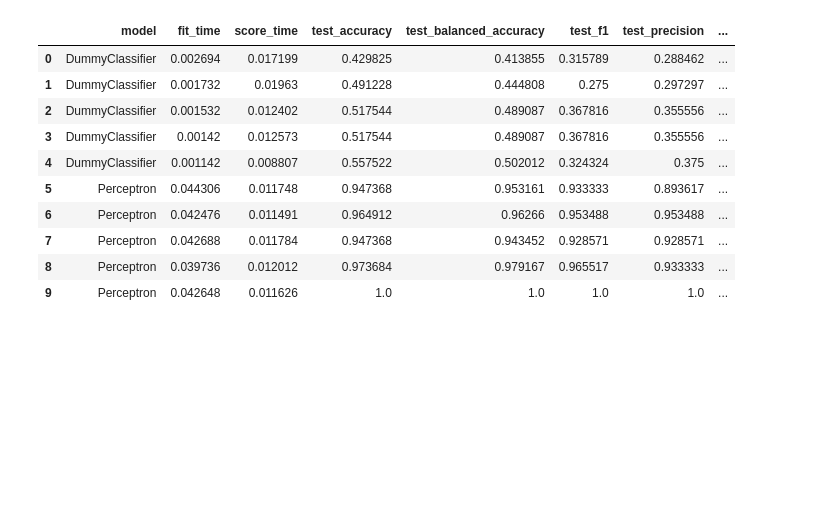
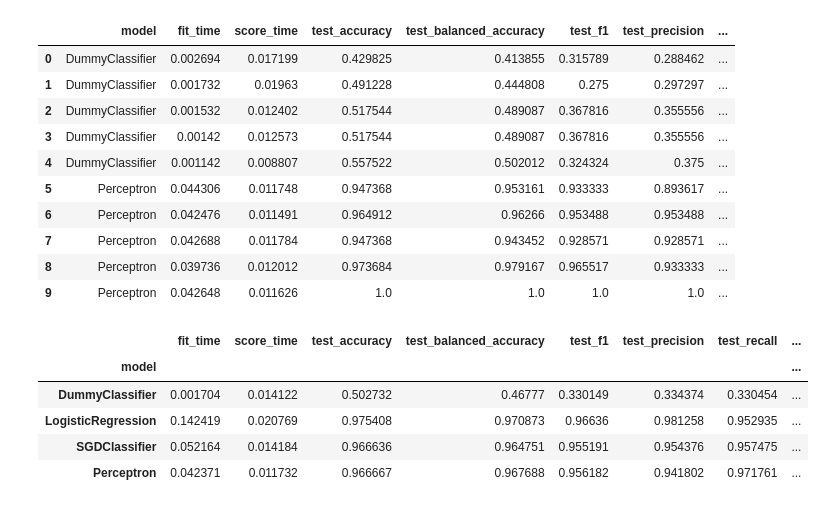
Before and after one commit to HilarioMarques/Classificacao_AlgoritmosLineares_DiagnosticoCancer_Kaggle, a Jupyter notebook: notebooks/Modelos.ipynb, the cells around one changed output. Saved outputs shown, nothing was run; the diff lists cells and outputs as text; code cells hidden in the pictures; blank space fills up the shorter version.

```diff
--- a/notebooks/Modelos.ipynb
+++ b/notebooks/Modelos.ipynb
@@ -94,4 +94,11 @@ df_resultados.head(10)
 | 8 | Perceptron | 0.039736 | 0.012012 | 0.973684 | 0.979167 | 0.965517 | 0.933333 | ... |
 | 9 | Perceptron | 0.042648 | 0.011626 | 1.0 | 1.0 | 1.0 | 1.0 | ... |
 # %%
-df_resultados.groupby("model").mean().sort_values()
+df_resultados.groupby("model").mean().sort_values("test_recall")
+# %% [output]
+|  | fit_time | score_time | test_accuracy | test_balanced_accuracy | test_f1 | test_precision | test_recall | ... |
+| model |  |  |  |  |  |  |  | ... |
+| DummyClassifier | 0.001704 | 0.014122 | 0.502732 | 0.46777 | 0.330149 | 0.334374 | 0.330454 | ... |
+| LogisticRegression | 0.142419 | 0.020769 | 0.975408 | 0.970873 | 0.96636 | 0.981258 | 0.952935 | ... |
+| SGDClassifier | 0.052164 | 0.014184 | 0.966636 | 0.964751 | 0.955191 | 0.954376 | 0.957475 | ... |
+| Perceptron | 0.042371 | 0.011732 | 0.966667 | 0.967688 | 0.956182 | 0.941802 | 0.971761 | ... |
```
Also changed, not shown: parts of 2 cells of this notebook.
